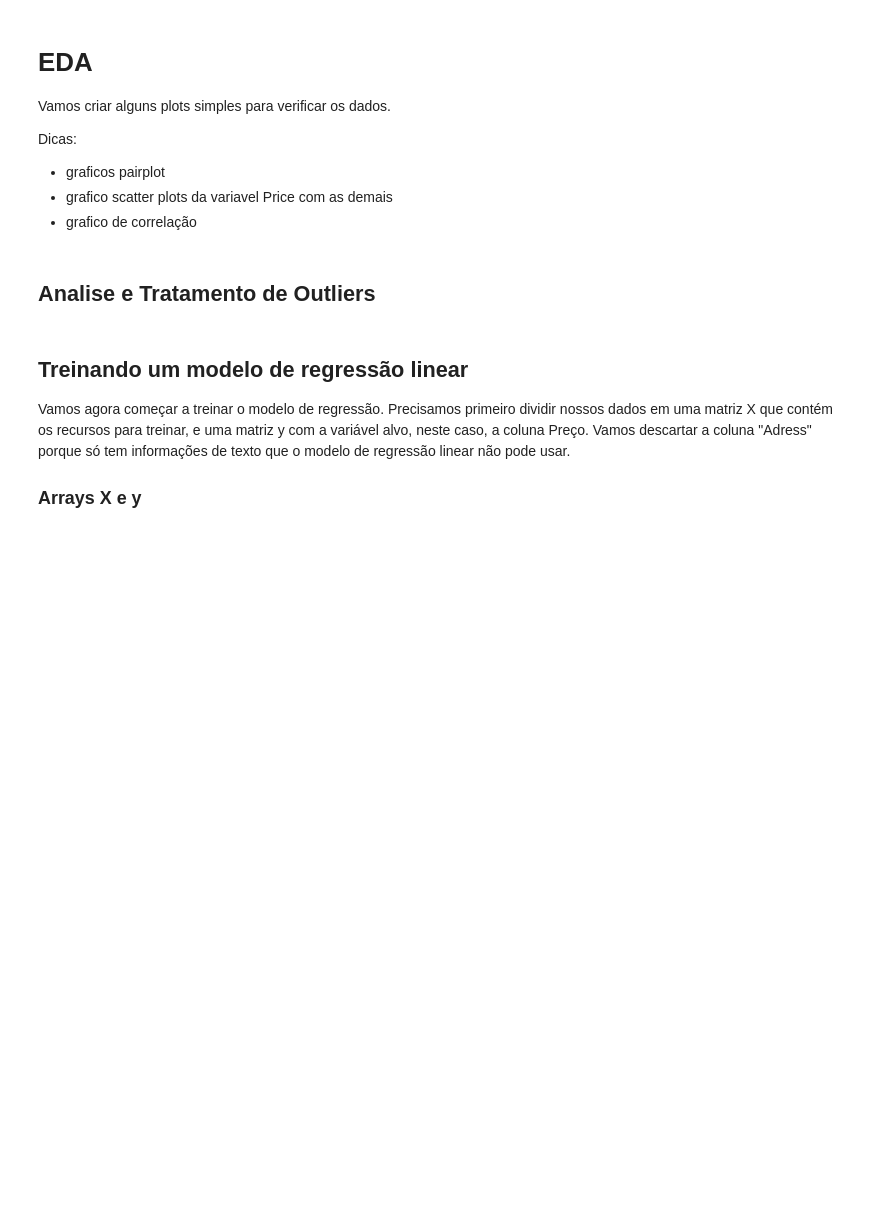
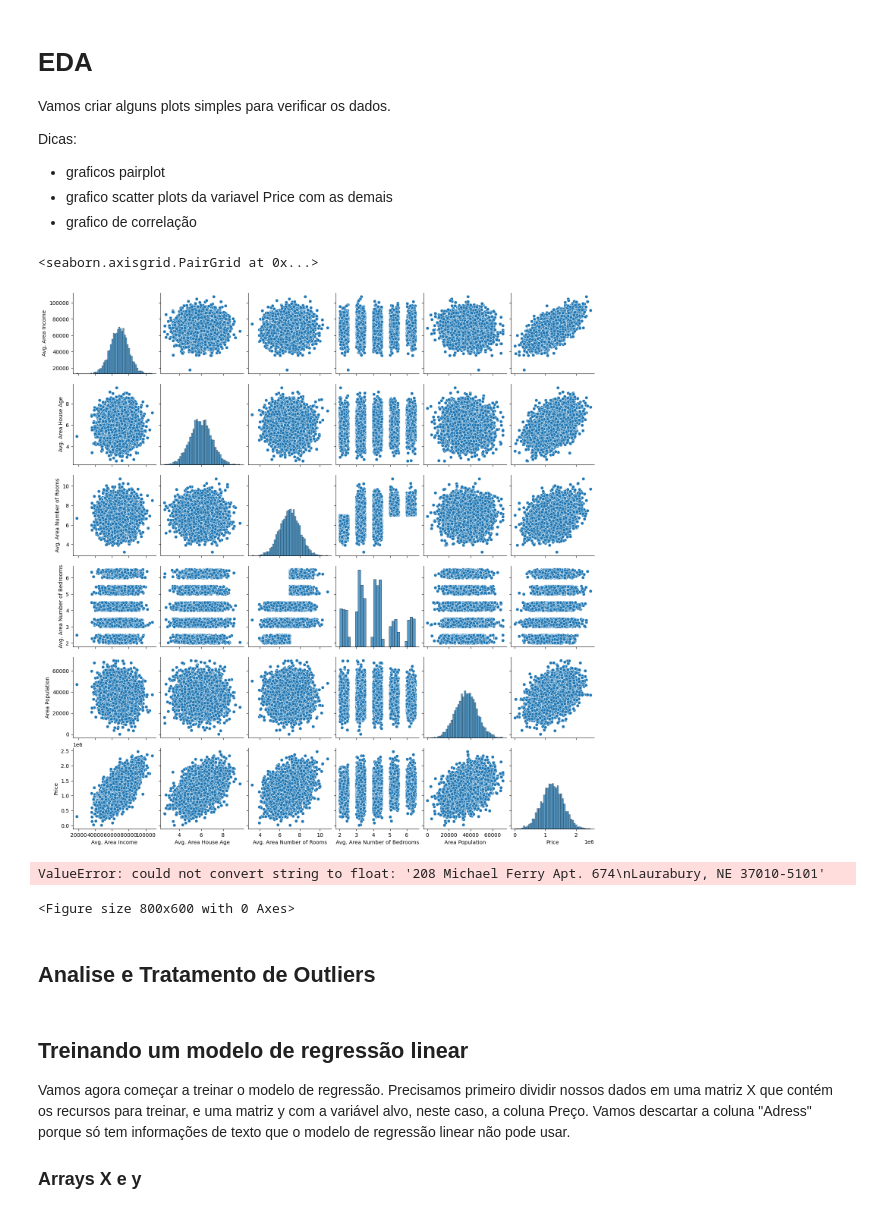
Before and after one commit to matheusfa08/chat-ia-fiap-2sem, a Jupyter notebook: aula04/Regressão linear com Python - Exercicio Aula.ipynb, the cells around one changed output. Drawn from its saved outputs; the diff is of its cells as text; code cells hidden in the pictures; blank space fills up the shorter version.

```diff
--- a/aula04/Regressão linear com Python - Exercicio Aula.ipynb
+++ b/aula04/Regressão linear com Python - Exercicio Aula.ipynb
@@ -29,3 +41,5 @@ Nós conseguimos obter alguns dados do seu vizinho para os preços da habitaçã
 * Utilize o comando info()
 * Utilize o comando describe()
 * Apresente na tela todas colunas do data set
+# %%
+df = pd.read_csv("./USA_Housing.csv")
@@ -38,6 +96,19 @@ Dicas:
 * graficos pairplot
 * grafico scatter plots da variavel Price com as demais
 * grafico de correlação
+# %%
+sns.pairplot(df)
+# %% [output]
+<seaborn.axisgrid.PairGrid at 0x...>
+[figure, added]
+# %%
+plt.figure(figsize=(8,6))
+sns.heatmap(df.corr(), annot=True, cmap="coolwarm")
+plt.title("Matriz de Correlação")
+plt.show()
+# %% [output]
+ValueError: could not convert string to float: '208 Michael Ferry Apt. 674\nLaurabury, NE 37010-5101'
+<Figure size 800x600 with 0 Axes>
 # %% [markdown]
 ## Analise e Tratamento de Outliers
 # %% [markdown]
```
Also changed, not shown: parts of 5 cells of this notebook, 1 other file.
